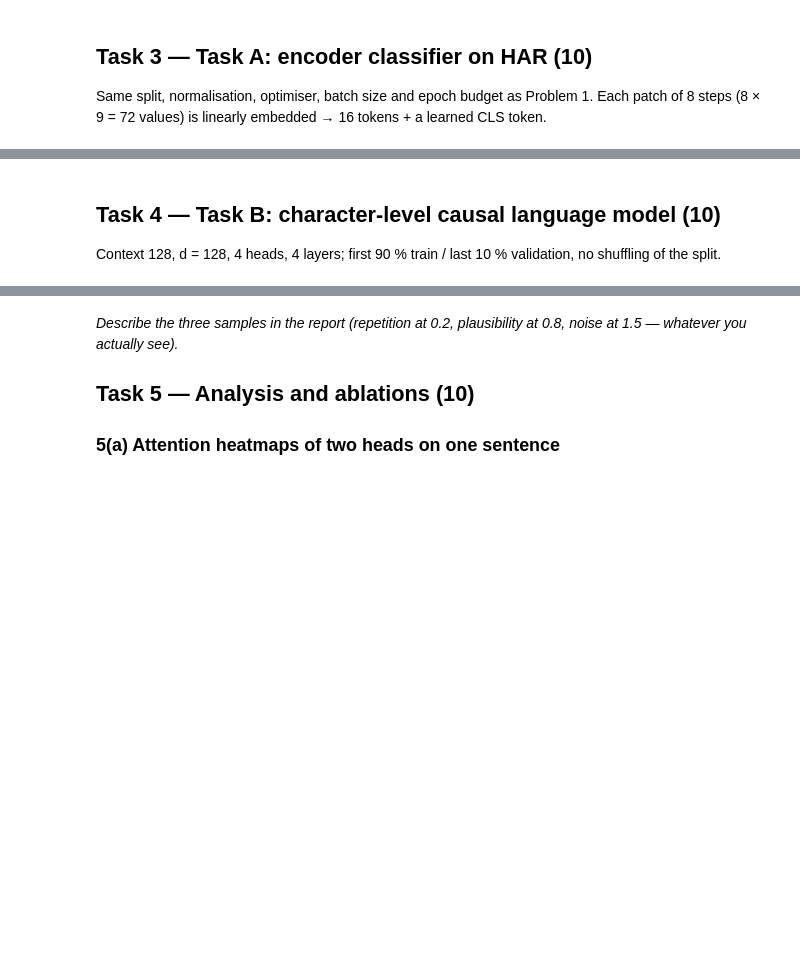
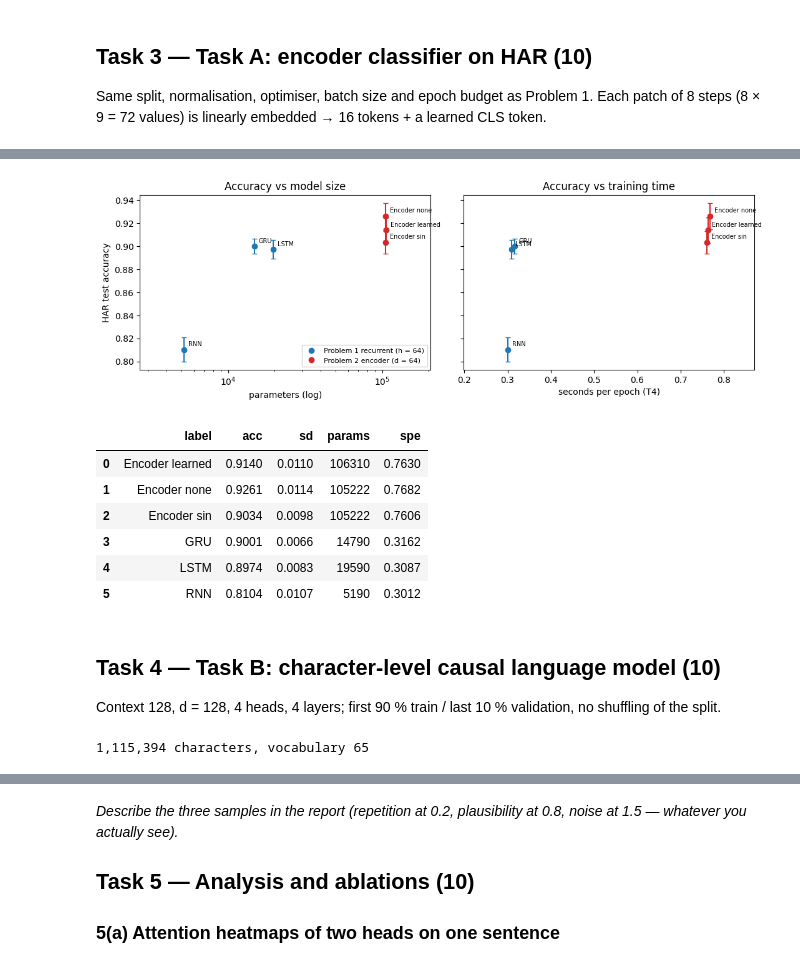
Before and after one commit to Rakshanthamidhun/DNN_Assignment, a Jupyter notebook: problem2/problem2.ipynb, the cells around one changed output, grey strips where cells are left out. Saved outputs shown, nothing was run; the diff lists cells and outputs as text; code cells hidden in the pictures; blank space fills up the shorter version.

```diff
--- a/problem2/problem2.ipynb
+++ b/problem2/problem2.ipynb
@@ -198,4 +237,9 @@ for m in [None, causal]:
     assert torch.allclose(y, y_ref, atol=1e-5)
     assert torch.allclose(mine.last_attn.mean(1), w_ref, atol=1e-5)
 assert not any(isinstance(mod, (nn.MultiheadAttention, nn.TransformerEncoderLayer)) for mod in mine.modules())
+for name, m in [("no mask", None), ("causal mask", causal)]:
+    y = mine(x, mask=m); y_ref, w_ref = lib(x, x, x, attn_mask=None if m is None else ~m)
+    print(f"{name:11s}: output {tuple(y.shape)}, per-head weights {tuple(mine.last_attn.shape)} | "
+          f"max |diff| output {(y - y_ref).abs().max():.2e}, weights {(mine.last_attn.mean(1) - w_ref).abs().max():.2e}")
+print(f"head reshaping: (B, T, d) = (3, {T}, {d}) -> (B, H, T, d/H) = (3, {H}, {T}, {d // H})")
 print("multi-head attention matches nn.MultiheadAttention")
@@ -254,9 +316,8 @@ Xtr_all, ytr_all, str_all = load_split("train"); Xte, yte, _ = load_split("test"
 def har_split(seed):
     val = np.random.default_rng(seed).choice(np.unique(str_all), 4, replace=False)
     va = np.isin(str_all, val); tr = ~va
-    flat = Xtr_all[tr].reshape(-1, 9).astype(np.float64)          # float64 stats, same as Problem 1
-    mu, sd = flat.mean(0), flat.std(0)
-    mk = lambda X, y, sh: DataLoader(TensorDataset(torch.tensor(((X - mu) / sd).astype(np.float32)), torch.tensor(y)), batch_size=BATCH_HAR, shuffle=sh)
+    mu, sd = Xtr_all[tr].reshape(-1, 9).mean(0), Xtr_all[tr].reshape(-1, 9).std(0)
+    mk = lambda X, y, sh: DataLoader(TensorDataset(torch.tensor((X - mu) / sd), torch.tensor(y)), batch_size=BATCH_HAR, shuffle=sh)
     return mk(Xtr_all[tr], ytr_all[tr], True), mk(Xtr_all[va], ytr_all[va], False), mk(Xte, yte, False)
 assert Xtr_all.shape == (7352, 128, 9)
 # %%
@@ -324,3 +402,33 @@ plt.tight_layout(); plt.savefig(f"{FIG}/taskA_pos_ablation.png", dpi=150); plt.s
+# %%
+# Task A vs Problem 1: accuracy against parameters and against training time (mean ± std over 3 seeds)
+res = pd.read_csv(RESULTS_CSV)
+har = res[res.model.str.contains("HAR") & ~res.notes.astype(str).str.contains("sweep")].copy()   # P1 *-HAR and P2 ENC-HAR-*
+har["label"] = har.model.str.replace("ENC-HAR-", "Encoder ", regex=False).str.replace("-HAR", "", regex=False)
+g = har.groupby("label").agg(acc=("test_acc", "mean"), sd=("test_acc", "std"),
+                             params=("params", "first"), spe=("sec_per_epoch", "mean")).reset_index()
+fig, ax = plt.subplots(1, 2, figsize=(11, 3.8), sharey=True)
+for _, r in g.iterrows():
+    col = "C3" if r.label.startswith("Encoder") else "C0"
+    for a, xcol in zip(ax, ["params", "spe"]):
+        a.errorbar(r[xcol], r.acc, yerr=r.sd, fmt="o", color=col, capsize=3)
+        a.annotate(r.label, (r[xcol], r.acc), textcoords="offset points", xytext=(5, 4), fontsize=7)
+ax[0].set_xscale("log"); ax[0].set_xlabel("parameters (log)"); ax[0].set_ylabel("HAR test accuracy")
+ax[1].set_xlabel("seconds per epoch (T4)")
+for a in ax: a.margins(x=0.22)
+ax[0].set_title("Accuracy vs model size"); ax[1].set_title("Accuracy vs training time")
+ax[0].legend([plt.Line2D([], [], color="C0", marker="o", ls=""), plt.Line2D([], [], color="C3", marker="o", ls="")],
+             ["Problem 1 recurrent (h = 64)", "Problem 2 encoder (d = 64)"], fontsize=8, loc="lower right")
+plt.tight_layout(); plt.savefig(f"{FIG}/taskA_vs_problem1.png", dpi=150); plt.show()
+g.round(4)
+# %% [output]
+[figure, added]
+|  | label | acc | sd | params | spe |
+| 0 | Encoder learned | 0.9140 | 0.0110 | 106310 | 0.7630 |
+| 1 | Encoder none | 0.9261 | 0.0114 | 105222 | 0.7682 |
+| 2 | Encoder sin | 0.9034 | 0.0098 | 105222 | 0.7606 |
+| 3 | GRU | 0.9001 | 0.0066 | 14790 | 0.3162 |
+| 4 | LSTM | 0.8974 | 0.0083 | 19590 | 0.3087 |
+| 5 | RNN | 0.8104 | 0.0107 | 5190 | 0.3012 |
 # %% [markdown]
 ## Task 4 — Task B: character-level causal language model (10)
 Context 128, d = 128, 4 heads, 4 layers; first 90 % train / last 10 % validation, no shuffling of the split.
@@ -342,6 +450,8 @@ def get_batch(split, gen, ctx=CTX, batch=BATCH_LM):
     ix = torch.randint(len(src) - ctx - 1, (batch,), generator=gen)
     x = torch.stack([src[i:i + ctx] for i in ix]); y = torch.stack([src[i + 1:i + ctx + 1] for i in ix])
     return x.to(DEVICE), y.to(DEVICE)
+# %% [output]
+1,115,394 characters, vocabulary 65
 # %%
 class CharTransformer(nn.Module):
     def __init__(self, d=D_MODEL, heads=HEADS, layers=LAYERS, ctx=CTX, causal=True, dropout=DROPOUT):
```
Also changed, not shown: parts of 16 cells of this notebook, 1 other file.
